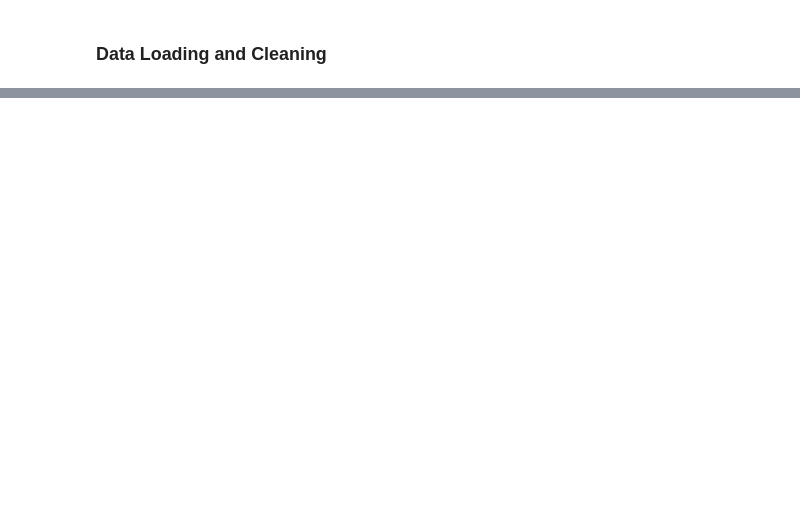
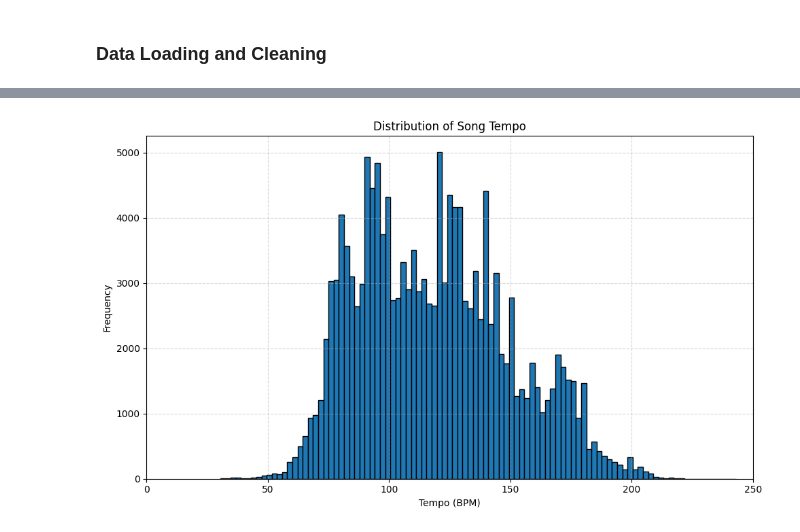
Before and after one commit to PeteVanBenthuysen/spotify_popularity_predictor, a Jupyter notebook: spotify_analysis.ipynb, the cells around one changed output, grey strips where cells are left out. Saved outputs shown, nothing was run; the diff lists cells and outputs as text; code cells hidden in the pictures; blank space fills up the shorter version.

```diff
--- a/spotify_analysis.ipynb
+++ b/spotify_analysis.ipynb
@@ -61,0 +138,8 @@ print(df.isnull().sum()) # Check for missing values
+# %%
+# Checking output of time_signature
+print("Proportion of Each Value in 'time_signature':")
+print(df['time_signature'].value_counts(normalize=True))
+
+# Remove rows with invalid time signature and convert to integer
+df = df[df['time_signature'] != '0/4']
+df['time_signature'] = df['time_signature'].str.extract('(\d+)').astype(int)
@@ -61,0 +377,13 @@ print(df.isnull().sum()) # Check for missing values
+# %%
+# Plot histogram of song tempo
+plt.figure(figsize=(10, 6))
+plt.hist(df['tempo'], bins=100, edgecolor='black')
+plt.xlabel('Tempo (BPM)')
+plt.ylabel('Frequency')
+plt.title('Distribution of Song Tempo')
+plt.xlim(0, 250)  # Focus on songs between 0 and 250 BPM (common tempo range)
+plt.grid(True, linestyle='--', alpha=0.5)
+plt.tight_layout()
+plt.show()
+# %% [output]
+[figure, added]
```
Also changed, not shown: parts of 80 cells of this notebook.
